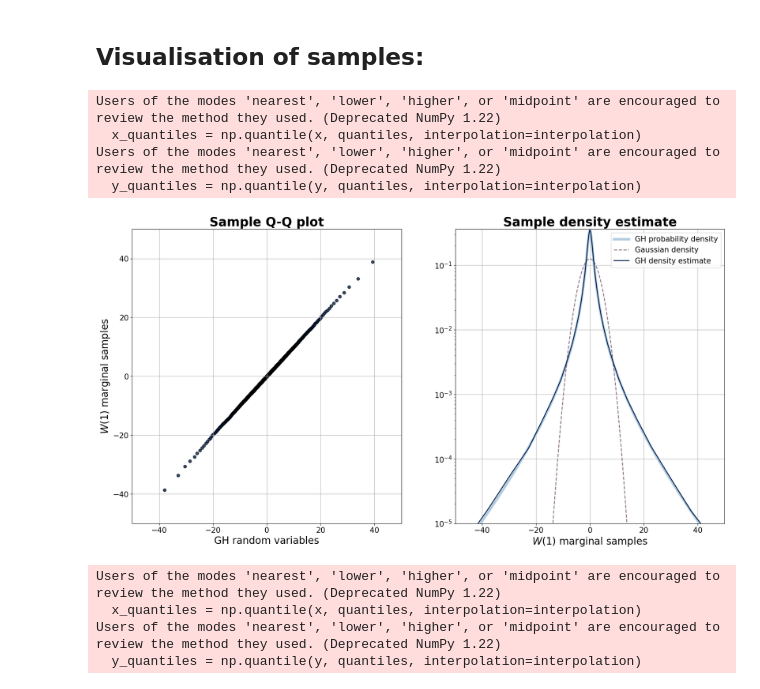
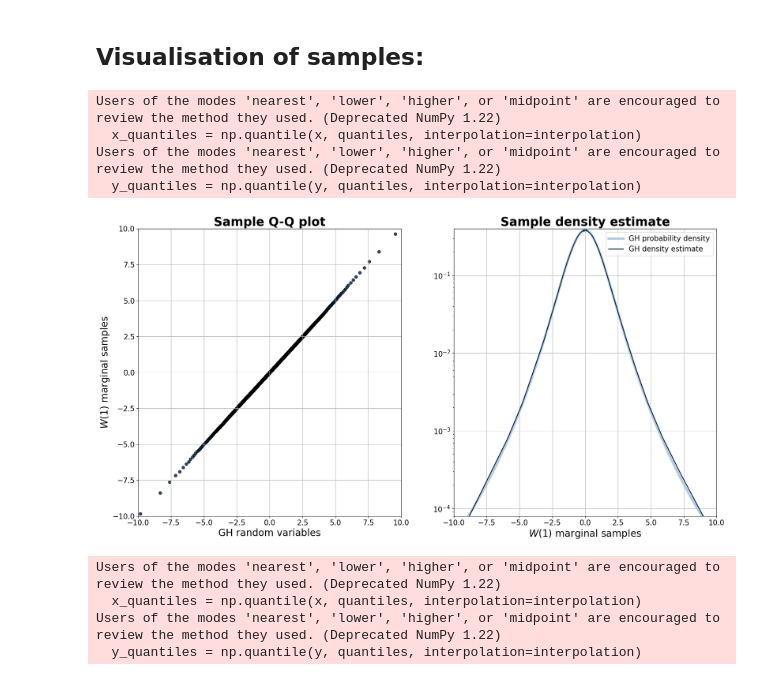
Before and after one commit to yamankindap/gh-levy-simulation, a Jupyter notebook: simulation.ipynb, the cells around one changed output. Drawn from its saved outputs; the diff is of its cells as text; code cells hidden in the pictures.

```diff
--- a/simulation.ipynb
+++ b/simulation.ipynb
@@ -88,9 +88,9 @@ def moving_average(a, n) :
     ret[n:] = ret[n:] - ret[:-n]
     return ret[n - 1:] / n
 # %%
-lam = 10
-gamma = 0.1
-delta = 1
+lam = -2.5
+gamma = 0
+delta = np.sqrt(5)
 beta = 0
 sigma = 1
 tol = 0.01
@@ -140,8 +145,8 @@ ax[0].set_title(r'Sample Q-Q plot', fontsize=25, weight="bold")
 ax[0].set_xlabel('GH random variables', fontsize=20)
 ax[0].set_ylabel(r'$W(1)$ marginal samples',fontsize=20)
 
-ax[0].set_xlim(-50, 50)
-ax[0].set_ylim(-50, 50)
+ax[0].set_xlim(-10, 10)
+ax[0].set_ylim(-10, 10)
 
 ax[0].tick_params(axis='both', which='major', labelsize=15)
 ax[0].tick_params(axis='both', which='minor', labelsize=15)
@@ -163,38 +168,38 @@ ax[1].plot(gh_range, gh_density, lw=5, label='GH probability density', c='#b3cde
 
 #ax[1].plot(gh_range, gaussian_density, lw=1.8, label='Gaussian density', c='#5e3c58', ls='--', alpha=0.7)
 
-ax[1].set_ylim(1e-5)
+ax[1].set_ylim(8*1e-5)
 
 
 ax[1].plot(bin_centers, counts, label=r'GH density estimate', c='#011f4b', lw=1.8)
 
 #ax[1].hist(point_process_samples, density=True, bins=100, color='#011f4b')
 
 ax[1].grid(True)
 
 ax[1].set_xlabel(r'$W(1)$ marginal samples', fontsize=20)
 ax[1].set_title('Sample density estimate', fontsize=25, weight="bold")
 ax[1].legend(fontsize=15)
 
 
 #ax[1].set_xlim(range_min, range_max)
 
-ax[1].set_xlim(-50, 50)
+ax[1].set_xlim(-10, 10)
 
 ax[1].set_yscale('log')
 
 ax[1].tick_params(axis='both', which='major', labelsize=15)
 ax[1].tick_params(axis='both', which='minor', labelsize=15)
 
 #plt.savefig('marginal_distribution_plots/marginal_stats_lam_{}_delta_{}_gamma_{}_beta_{}.jpg'.format(lam, delta, gamma, beta), dpi=200)
 #plt.savefig('marginal_distribution_plots/marginal_stats_lam_{}_delta_{}_gamma_{}_beta_{}_with_gaussian.jpg'.format(lam, delta, gamma, beta), dpi=200)
 plt.show()
 # %% [output]
 Users of the modes 'nearest', 'lower', 'higher', or 'midpoint' are encouraged to review the method they used. (Deprecated NumPy 1.22)
   x_quantiles = np.quantile(x, quantiles, interpolation=interpolation)
 Users of the modes 'nearest', 'lower', 'higher', or 'midpoint' are encouraged to review the method they used. (Deprecated NumPy 1.22)
   y_quantiles = np.quantile(y, quantiles, interpolation=interpolation)
-[figure, old version]
+[figure, new version]
 # %%
 # Asymmetric  version:
 
```
Also changed, not shown: parts of 2 cells of this notebook, 5 other files.
